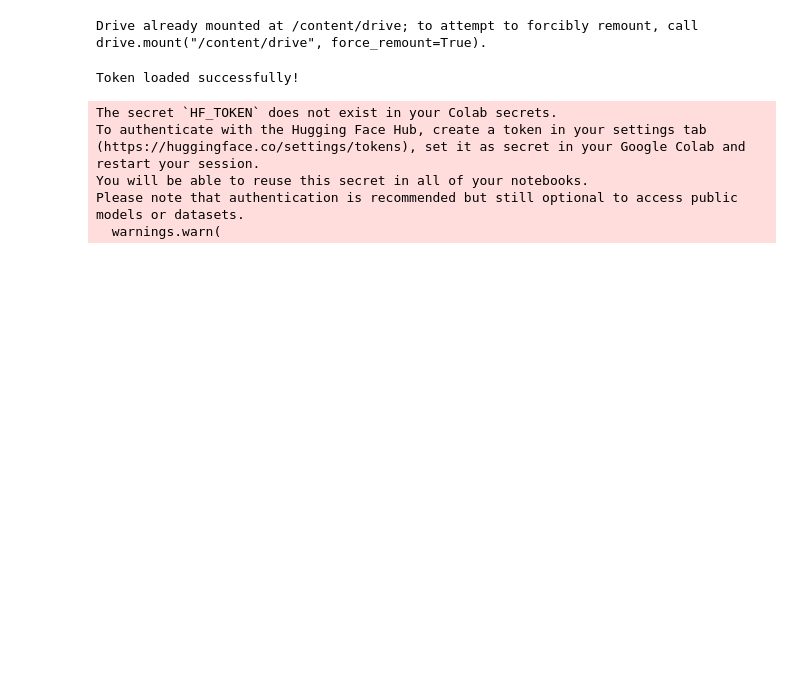
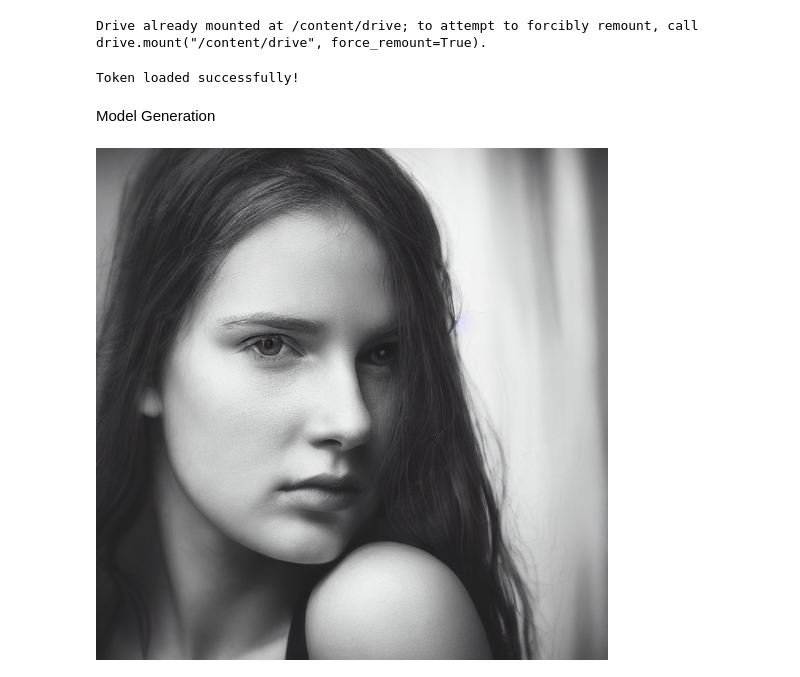
Before and after one commit to hlin863/Image-Generation, a Jupyter notebook: image_frame_gen.ipynb, the cells around one changed output. Saved outputs shown, nothing was run; the diff lists cells and outputs as text; code cells hidden in the pictures; blank space fills up the shorter version.

Commit message:
Generated Image -1

```diff
--- a/image_frame_gen.ipynb
+++ b/image_frame_gen.ipynb
@@ -26,0 +24,2 @@ Token loaded successfully!
+# %% [markdown]
+Model Generation
@@ -27,25 +28,23 @@ Token loaded successfully!
+# %%
+output_path = "/content/drive/My Drive/Generated_Images/generated_image.png"
 # %%
-def generate_image_from_prompt(prompt, output_path="Output/generated_image.png"):
+def generate_image_from_prompt(prompt):
     # Load the pre-trained Stable Diffusion model
     model_id = "stable-diffusion-v1-5/stable-diffusion-v1-5"
     pipe = StableDiffusionPipeline.from_pretrained(model_id, torch_dtype=torch.float16)
+    pipe = pipe.to("cuda")  # Use GPU for faster generation
 
     # Generate the image from the prompt
     with torch.no_grad():
         image = pipe(prompt).images[0]
 
-    # Save the generated image
+    # Save the image to the specified path
     image.save(output_path)
-    print(f"Generated image saved as {output_path}")
 
-    # Display the image
-    image.show()
+    # Display the saved image in Colab
+    display(Image(output_path))
 # %%
 # Example usage
-generate_image_from_prompt("A realistic portrait of a young woman with natural light")
+generate_image_from_prompt("A realistic portrait of a young beautiful woman with natural light")
 # %% [output]
-The secret `HF_TOKEN` does not exist in your Colab secrets.
-To authenticate with the Hugging Face Hub, create a token in your settings tab (https://huggingface.co/settings/tokens), set it as secret in your Google Colab and restart your session.
-You will be able to reuse this secret in all of your notebooks.
-Please note that authentication is recommended but still optional to access public models or datasets.
-  warnings.warn(
+[figure, added]
```
Also changed, not shown: parts of 3 cells of this notebook.
